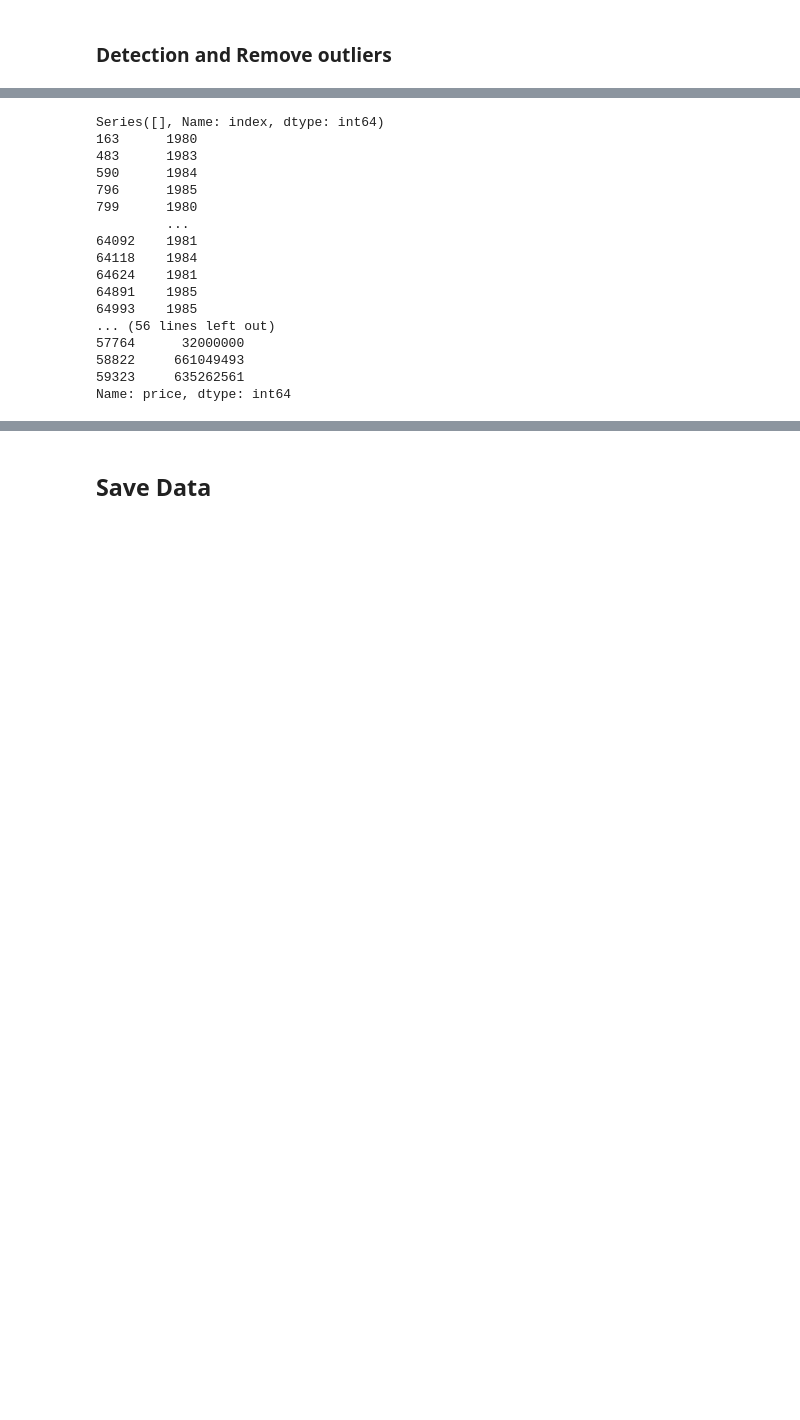
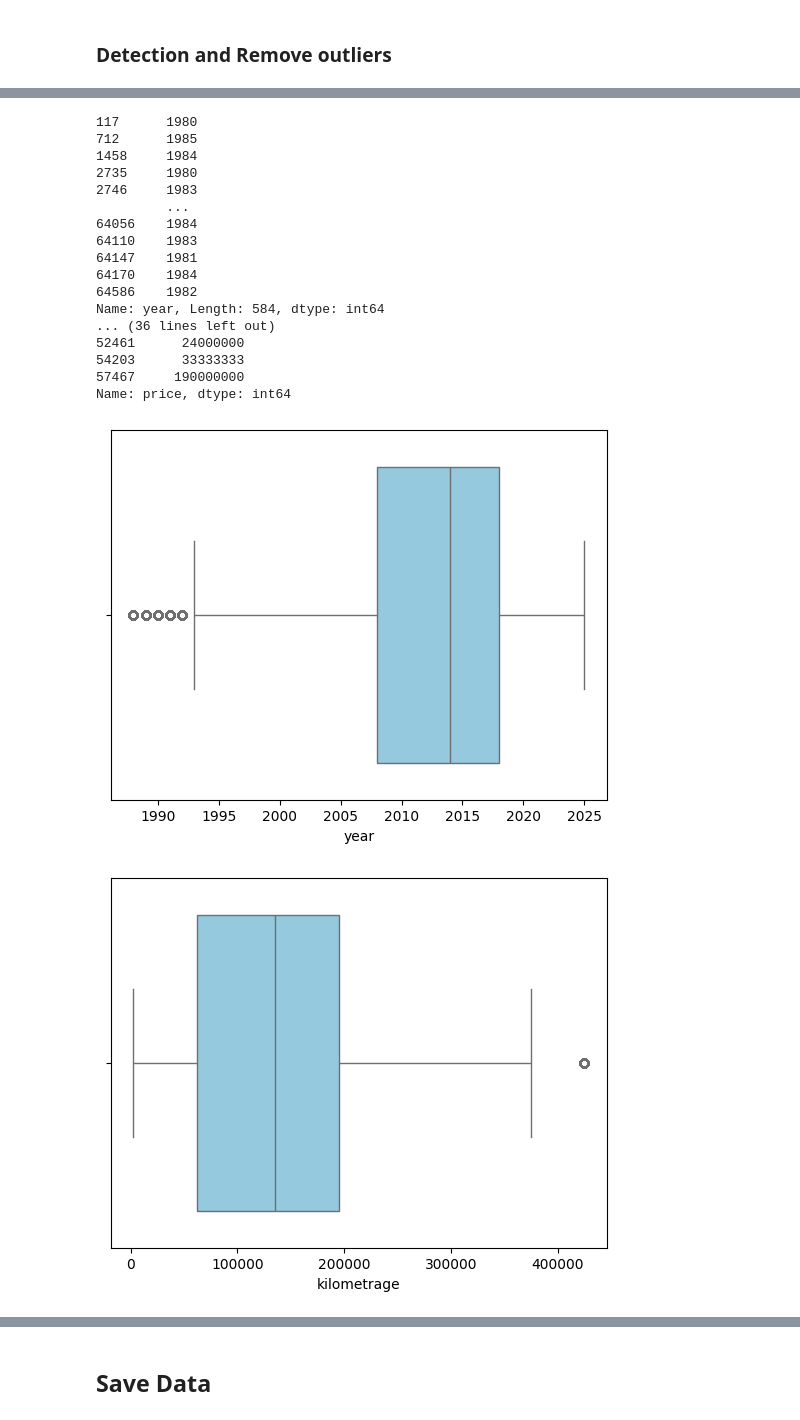
Before and after one commit to eddaoudi-mohamed/Predict_Price_Car, a Jupyter notebook: notebooks/CleaningData.ipynb, the cells around one changed output, grey strips where cells are left out. Drawn from its saved outputs; the diff is of its cells as text; code cells hidden in the pictures; blank space fills up the shorter version.

```diff
--- a/notebooks/CleaningData.ipynb
+++ b/notebooks/CleaningData.ipynb
@@ -211,33 +193,40 @@ def remove_outliers(df, column):
     return new_df
 # %%
 # Detection des outliers
-columns = DataSet.select_dtypes(include=['int', 'float']).columns
-for i in columns:
+col = DataSet.select_dtypes(exclude=['object']).drop(columns=['index' ,'premiere_main' , 'Nombre_doors']).columns
+for i in col:
     out = detect_outliers(DataSet, i)
     print(out)
 # %% [output]
-Series([], Name: index, dtype: int64)
-163      1980
-483      1983
-590      1984
-796      1985
-799      1980
+117      1980
+712      1985
+1458     1984
+2735     1980
+2746     1983
          ...
-64092    1981
-64118    1984
-64624    1981
-64891    1985
-64993    1985
-... (56 lines left out)
-57764      32000000
-58822     661049493
-59323     635262561
+64056    1984
+64110    1983
+64147    1981
+64170    1984
+64586    1982
+Name: year, Length: 584, dtype: int64
+... (36 lines left out)
+52461      24000000
+54203      33333333
+57467     190000000
 Name: price, dtype: int64
 # %%
 DataSet = DataSet[DataSet['price'] >= 25000]
-DataSet = DataSet[DataSet['price'] <= 500000]
-
+DataSet = DataSet[DataSet['price'] <= 1000000]
 # Suppression des outliers
-columns = DataSet.select_dtypes(include=['int', 'float']).columns
-for i in columns:
+col = DataSet.select_dtypes(exclude=['object']).drop(columns=['index' ,'premiere_main' , 'Nombre_doors']).columns
+for i in col:
     DataSet = remove_outliers(DataSet, i)
+# %%
+col = DataSet.select_dtypes(exclude=['object']).drop(columns=['index' ,'premiere_main' , 'Nombre_doors']).columns
+for i in col:
+    sns.boxplot(DataSet[i], orient='h', color='skyblue')
+    plt.show()
+# %% [output]
+[figure, added]
+[figure, added]
```
Also changed, not shown: parts of 21 cells of this notebook, 2 other files.
